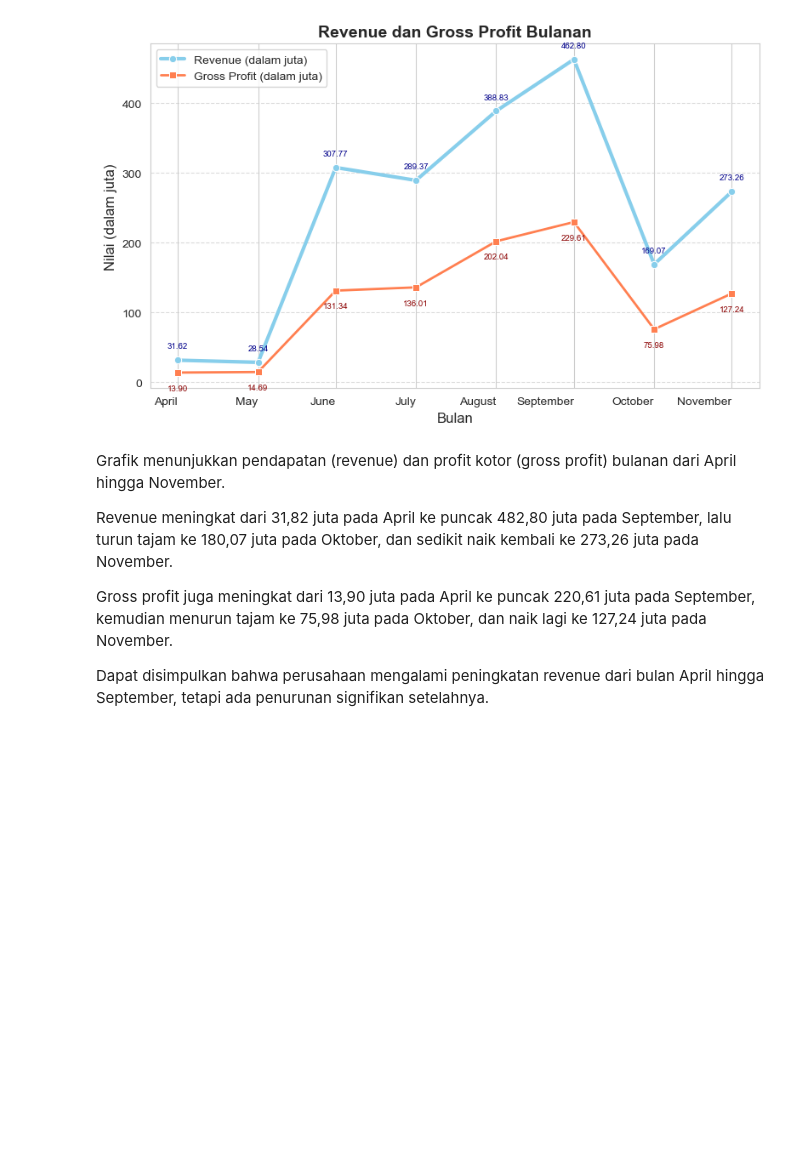
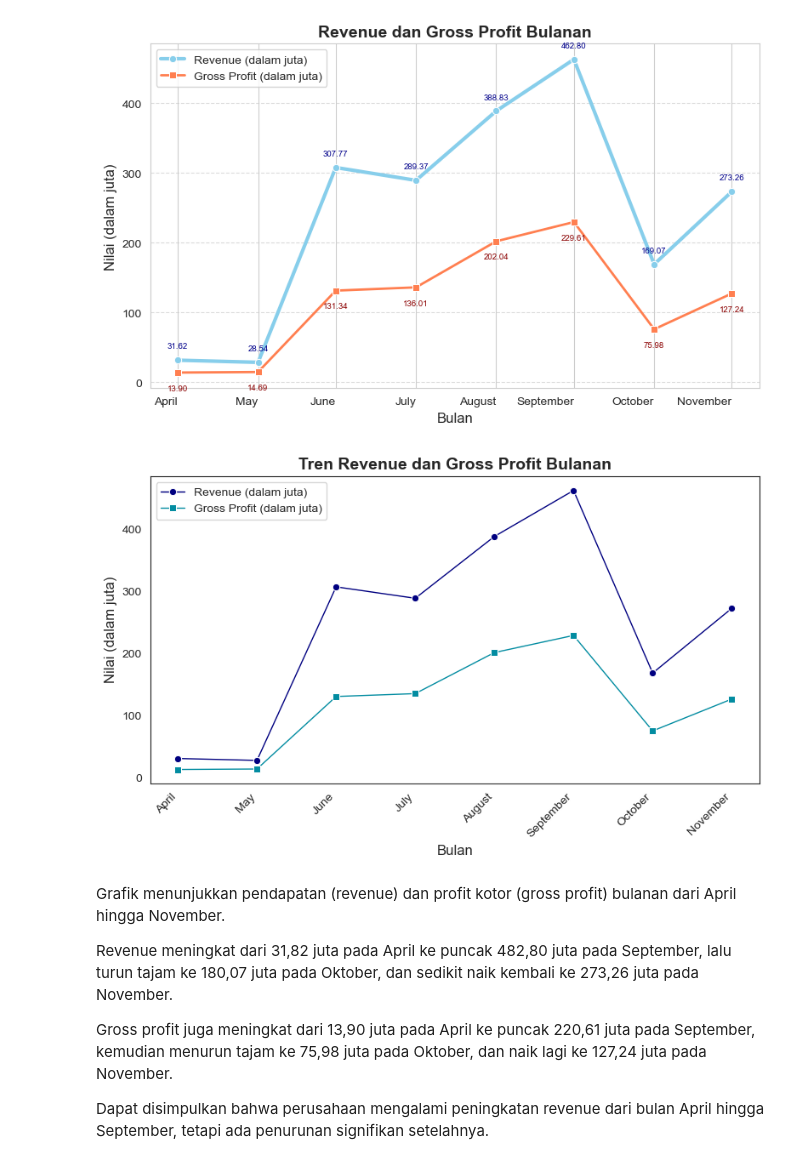
Before and after one commit to belindaingridinaa/MES-GardenBuild, a Jupyter notebook: garden_build_analysis.ipynb, the cells around one changed output. Saved outputs shown, nothing was run; the diff lists cells and outputs as text; code cells hidden in the pictures; blank space fills up the shorter version.

```diff
--- a/garden_build_analysis.ipynb
+++ b/garden_build_analysis.ipynb
@@ -705,6 +709,62 @@ plt.tight_layout()
 plt.show()
 # %% [output]
 [figure]
+# %%
+# Menambahkan kolom 'month' berdasarkan tanggal
+df['month'] = df['date'].dt.to_period('M')
+
+# Mengelompokkan data berdasarkan bulan dan menghitung total revenue dan gross profit
+monthly_data = df.groupby('month')[['gross_profit', 'revenue']].sum()
+
+# Mengkonversi 'gross_profit' dan 'revenue' menjadi satuan juta
+monthly_data['gross_profit'] = monthly_data['gross_profit'] / 1_000_000
+monthly_data['revenue'] = monthly_data['revenue'] / 1_000_000
+
+# Mengatur index ke format datetime
+monthly_data = monthly_data.reset_index()
+monthly_data['month'] = monthly_data['month'].dt.to_timestamp()
+
+# Membuat plot untuk revenue dan gross profit per bulan
+plt.figure(figsize=(8, 5))
+sns.set_style("white")  # Menggunakan style "white" tanpa grid
+
+# Plot garis untuk revenue
+sns.lineplot(
+    x=monthly_data['month'].astype(str),
+    y=monthly_data['revenue'],
+    label='Revenue (dalam juta)',
+    marker='o',
+    color='navy',
+    linewidth=1
+)
+
+# Plot garis untuk gross profit
+sns.lineplot(
+    x=monthly_data['month'].astype(str),
+    y=monthly_data['gross_profit'],
+    label='Gross Profit (dalam juta)',
+    marker='s',
+    color='#028ca1',
+    linewidth=1
+)
+
+# Menampilkan nama bulan pada x-axis
+month_names = monthly_data['month'].dt.strftime('%B')
+plt.xticks(range(len(month_names)), month_names, rotation=45, ha='right')
+
+# Menambahkan label sumbu dan judul
+plt.xlabel('Bulan', fontsize=12)
+plt.ylabel('Nilai (dalam juta)', fontsize=12)
+plt.title('Tren Revenue dan Gross Profit Bulanan', fontsize=14, fontweight='bold')
+
+# Menambahkan legenda
+plt.legend(loc='upper left', fontsize=10)
+
+# Menyesuaikan layout dan menampilkan plot
+plt.tight_layout()
+plt.show()
+# %% [output]
+[figure, added]
 # %% [markdown]
 Grafik menunjukkan pendapatan (revenue) dan profit kotor (gross profit) bulanan dari April hingga November.
 
```
Also changed, not shown: parts of 25 cells of this notebook.
